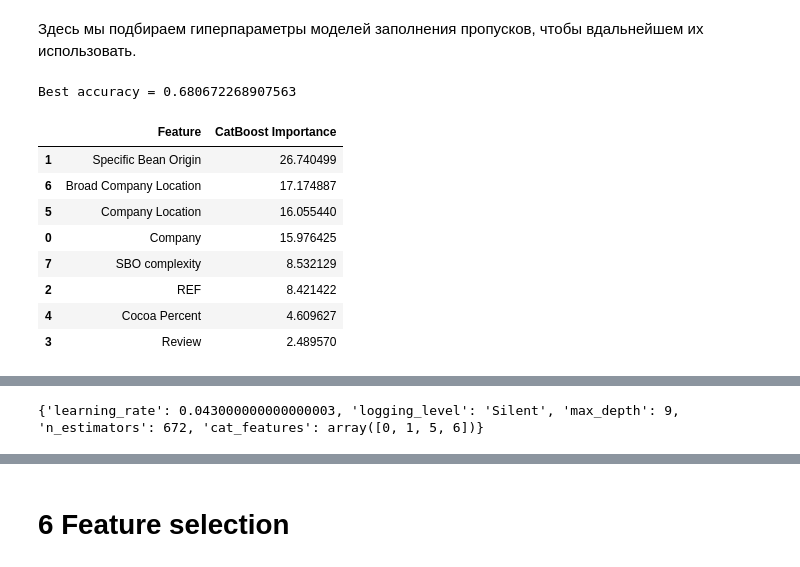
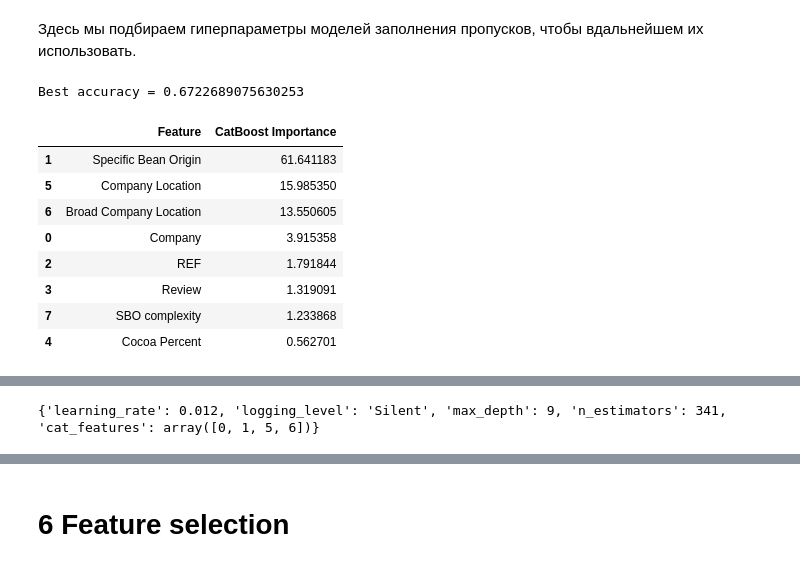
Before and after one commit to Sirnobaka/Chocolate_Competition, a Jupyter notebook: Notebook.ipynb, the cells around one changed output, grey strips where cells are left out. Cells and saved outputs as stored; diff of their text form; code cells hidden in the pictures.

```diff
--- a/Notebook.ipynb
+++ b/Notebook.ipynb
@@ -544,8 +554,8 @@ https://www.c-spot.com/
 а) Необходимо писать scrapper, а выхлоп может оказаться минимальным (хотя на этом этапе мы уже боремся за сотые, если не тысячные R2 score) <br>
 б) В широком смысле можно рассматривать это как читинг, ведь это тоже рейтинг, хоть и независимый
 # %%
-df_train = pd.read_csv('data_intial/chocolate_train.csv')
-df_test = pd.read_csv('data_intial/chocolate_test_new.csv')
+df_train = pd.read_csv('data_initial/chocolate_train.csv')
+df_test = pd.read_csv('data_initial/chocolate_test_new.csv')
 
 df_train = preprocessing_step1(df_train)
 df_test = preprocessing_step1(df_test)
@@ -628,19 +636,19 @@ df_test = add_features(df_test)
 # %%
 %%time
 
 # class to impute Broad Bean Origin
 fixer_bbo = FeatureFixer('Broad Bean Origin', df_train, df_test)
 fixer_bbo.resplit(cols_to_drop=['Bean Type', 'Rating'], n_top=11)
-fixer_bbo.hyperparameters_tunning(n_trials=10)
+fixer_bbo.hyperparameters_tunning(n_trials=30)
 fixer_bbo.fit()
 # %% [output]
-Best accuracy = 0.680672268907563
+Best accuracy = 0.6722689075630253
 |  | Feature | CatBoost Importance |
-| 1 | Specific Bean Origin | 26.740499 |
-| 6 | Broad Company Location | 17.174887 |
-| 5 | Company Location | 16.055440 |
-| 0 | Company | 15.976425 |
-| 7 | SBO complexity | 8.532129 |
-| 2 | REF | 8.421422 |
-| 4 | Cocoa Percent | 4.609627 |
-| 3 | Review | 2.489570 |
+| 1 | Specific Bean Origin | 61.641183 |
+| 5 | Company Location | 15.985350 |
+| 6 | Broad Company Location | 13.550605 |
+| 0 | Company | 3.915358 |
+| 2 | REF | 1.791844 |
+| 3 | Review | 1.319091 |
+| 7 | SBO complexity | 1.233868 |
+| 4 | Cocoa Percent | 0.562701 |
@@ -652,7 +660,7 @@ df_train_new, df_test_new = fixer_bbo.predict()
 fixer1_params = fixer_bbo.model.get_params()
 print(fixer1_params)
 # %% [output]
-{'learning_rate': 0.043000000000000003, 'logging_level': 'Silent', 'max_depth': 9, 'n_estimators': 672, 'cat_features': array([0, 1, 5, 6])}
+{'learning_rate': 0.012, 'logging_level': 'Silent', 'max_depth': 9, 'n_estimators': 341, 'cat_features': array([0, 1, 5, 6])}
 # %%
 %%time
 
```
Also changed, not shown: parts of 42 cells of this notebook, 4 other files.
